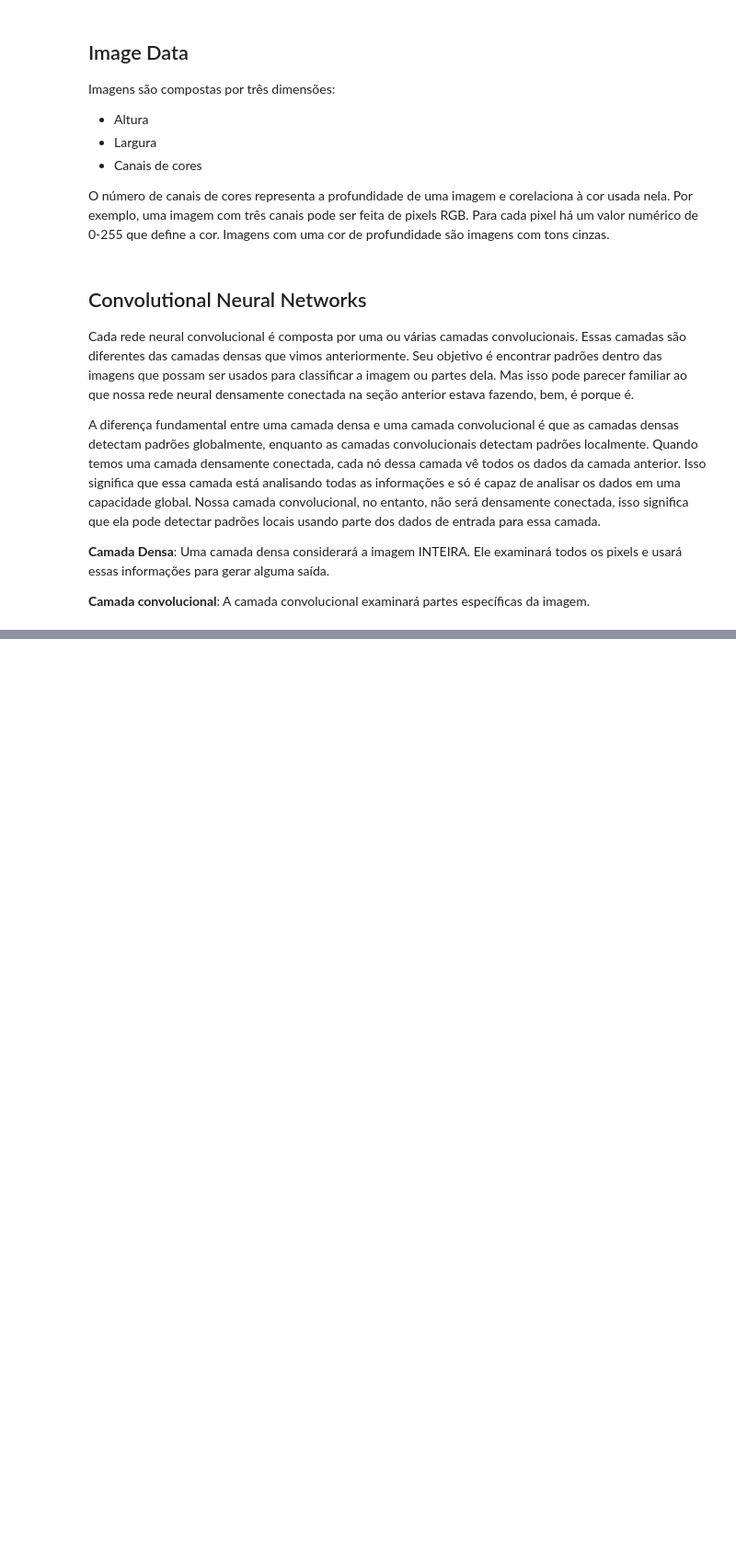
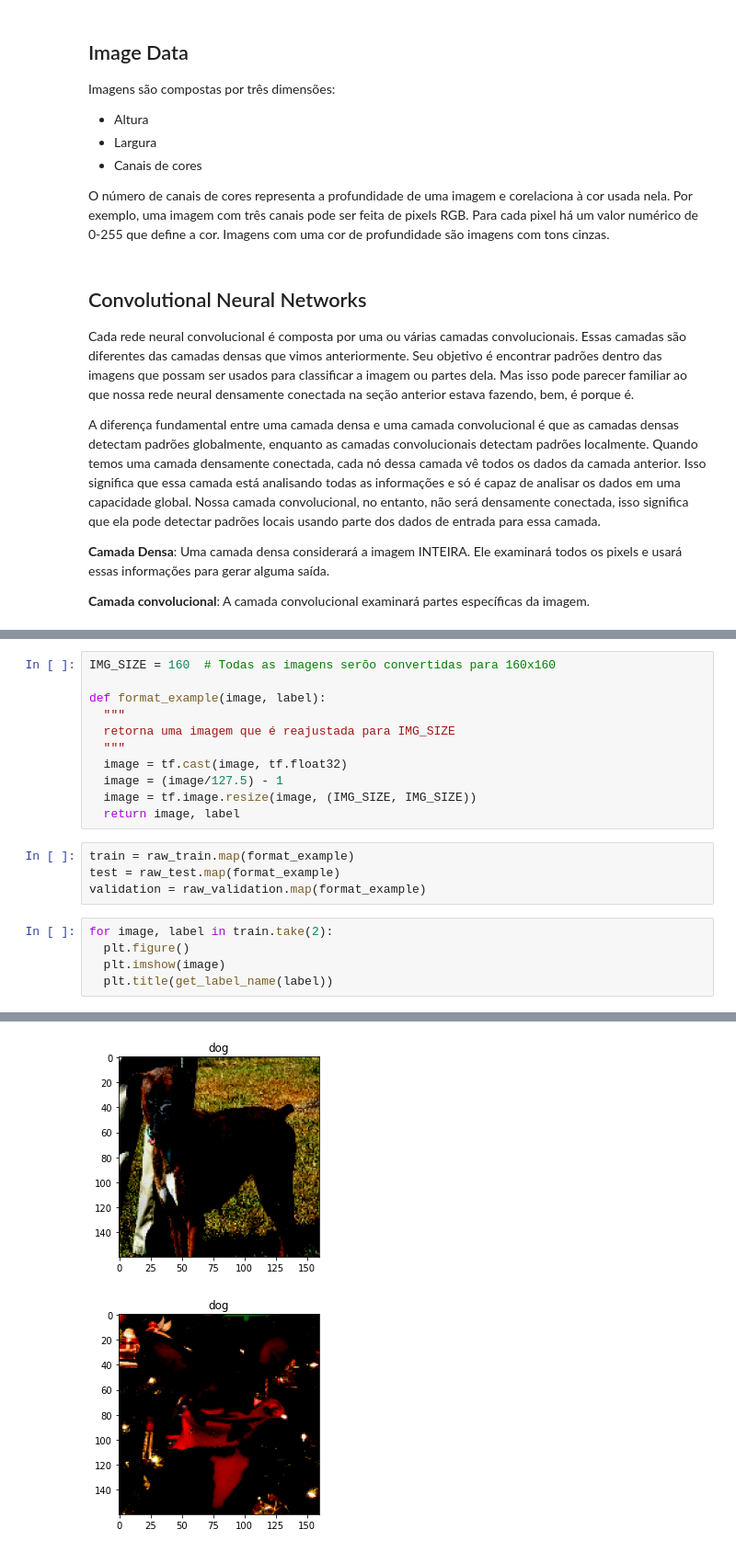
Before and after one commit to lucasloch/machine_learning_python, a Jupyter notebook: aulas/4_Deep_Computer_Vision.ipynb, the cells around one changed output, grey strips where cells are left out. Shown: that part at 92% size. Cells and saved outputs as stored; diff of their text form; blank space fills up the shorter version.

```diff
--- a/aulas/4_Deep_Computer_Vision.ipynb
+++ b/aulas/4_Deep_Computer_Vision.ipynb
@@ -28,0 +288,21 @@ A diferença fundamental entre uma camada densa e uma camada convolucional é qu
+# %%
+IMG_SIZE = 160  # Todas as imagens serõo convertidas para 160x160
+
+def format_example(image, label):
+  """
+  retorna uma imagem que é reajustada para IMG_SIZE
+  """
+  image = tf.cast(image, tf.float32)
+  image = (image/127.5) - 1
+  image = tf.image.resize(image, (IMG_SIZE, IMG_SIZE))
+  return image, label
+# %%
+train = raw_train.map(format_example)
+test = raw_test.map(format_example)
+validation = raw_validation.map(format_example)
+# %%
+for image, label in train.take(2):
+  plt.figure()
+  plt.imshow(image)
+  plt.title(get_label_name(label))
+# %% [output]
@@ -28,0 +311,2 @@ A diferença fundamental entre uma camada densa e uma camada convolucional é qu
+[figure, added]
+[figure, added]
```
Also changed, not shown: parts of 53 cells of this notebook.
